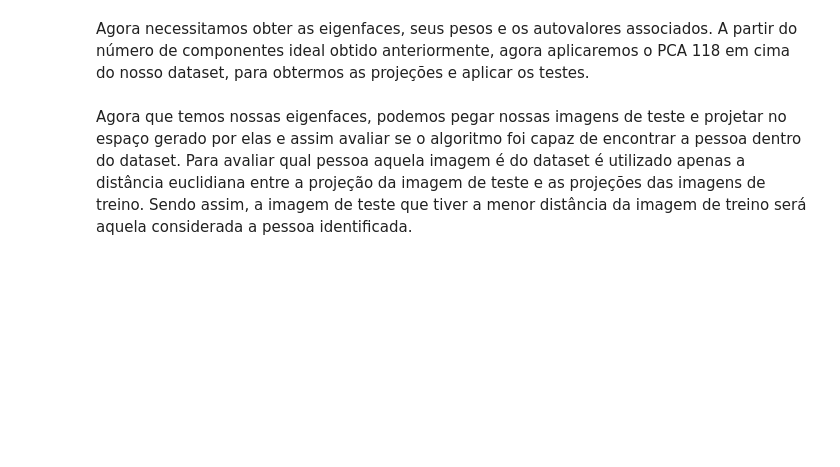
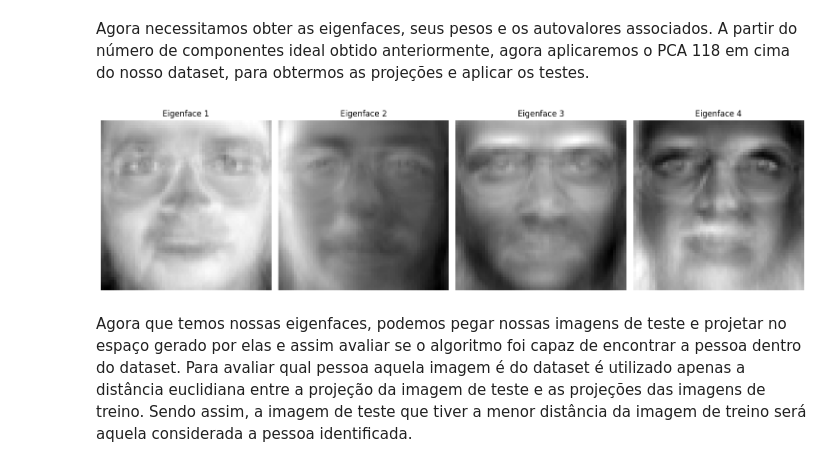
Before and after one commit to schu1na/eigenfaces_cocada, a Jupyter notebook: eigenfaces.ipynb, the cells around one changed output. Cells and saved outputs as stored; diff of their text form; code cells hidden in the pictures; blank space fills up the shorter version.

```diff
--- a/eigenfaces.ipynb
+++ b/eigenfaces.ipynb
@@ -293,6 +292,18 @@ eigenfaces_importancia_percentual = pca.explained_variance_ratio_   # autovalore
 
 projecoes = pca.fit_transform(data_treino) # matriz com os pesos de cada eigenface
                                            # para cada foto do dataset original
+# %%
+#plotando as 4 primeiras eigenfaces
+k = 4  # número de eigenfaces a serem plotadas
+fig, axes = plt.subplots(1, k, figsize=(15, 4))
+for i in range(k):
+    axes[i].imshow(eigenfaces[i].reshape(64, 64), cmap='gray')
+    axes[i].set_title(f'Eigenface {i+1}')
+    axes[i].axis('off')
+plt.tight_layout()
+plt.show()
+# %% [output]
+[figure, added]
 # %% [markdown]
 Agora que temos nossas eigenfaces, podemos pegar nossas imagens de teste e projetar no espaço gerado por elas e assim avaliar se o algoritmo foi capaz de encontrar a pessoa dentro do dataset. Para avaliar qual pessoa aquela imagem é do dataset é utilizado apenas a distância euclidiana entre a projeção da imagem de teste e as projeções das imagens de treino. Sendo assim, a imagem de teste que tiver a menor distância da imagem de treino será aquela considerada a pessoa identificada.
 # %%
```
Also changed, not shown: parts of 11 cells of this notebook, 1 other file.
